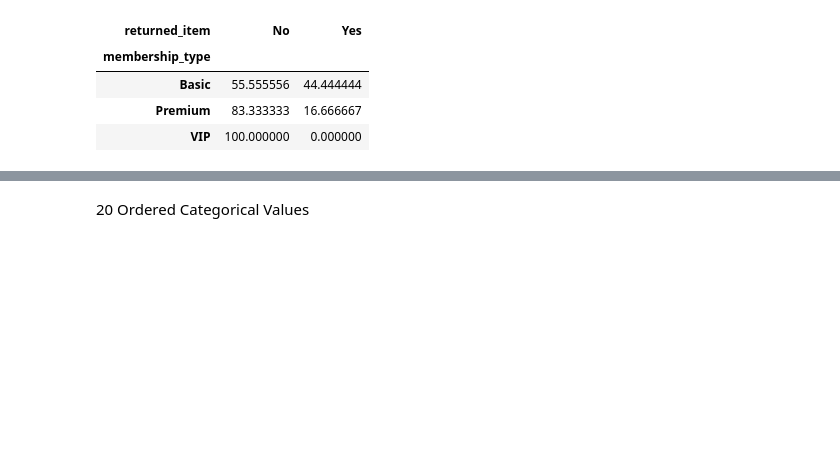
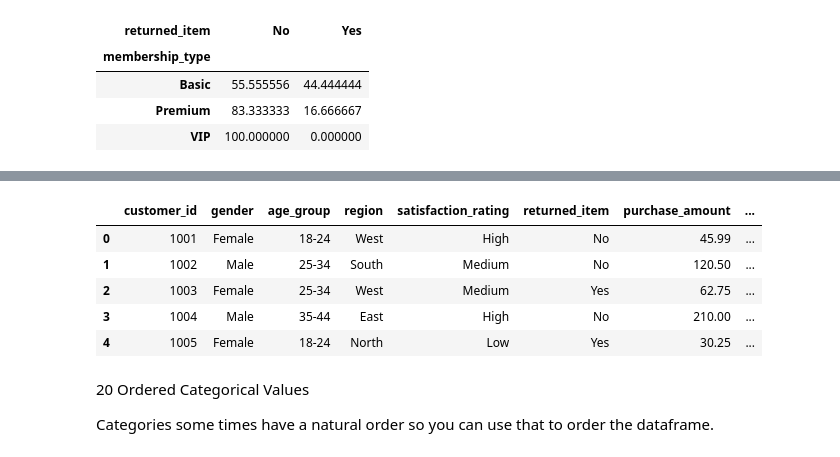
Before and after one commit to JoshPatNava/Exploratory_Data_Analysis, a Jupyter notebook: Catergorical_Analysis/catergorical_analysis.ipynb, the cells around one changed output, grey strips where cells are left out. Cells and saved outputs as stored; diff of their text form; code cells hidden in the pictures; blank space fills up the shorter version.

```diff
--- a/Catergorical_Analysis/catergorical_analysis.ipynb
+++ b/Catergorical_Analysis/catergorical_analysis.ipynb
@@ -310,2 +414,20 @@ pd.crosstab(
+# %%
+# To convert multiple columns
+encoded_df = pd.get_dummies(
+    df,
+    columns=["membership_type", "purchase_channel", "payment_method"],
+    drop_first=True
+)
+
+encoded_df.head()
+# %% [output]
+|  | customer_id | gender | age_group | region | satisfaction_rating | returned_item | purchase_amount | ... |
+| 0 | 1001 | Female | 18-24 | West | High | No | 45.99 | ... |
+| 1 | 1002 | Male | 25-34 | South | Medium | No | 120.50 | ... |
+| 2 | 1003 | Female | 25-34 | West | Medium | Yes | 62.75 | ... |
+| 3 | 1004 | Male | 35-44 | East | High | No | 210.00 | ... |
+| 4 | 1005 | Female | 18-24 | North | Low | Yes | 30.25 | ... |
 # %% [markdown]
 20 Ordered Categorical Values
+
+Categories some times have a natural order so you can use that to order the dataframe.
```
Also changed, not shown: parts of 19 cells of this notebook, 1 other file.
